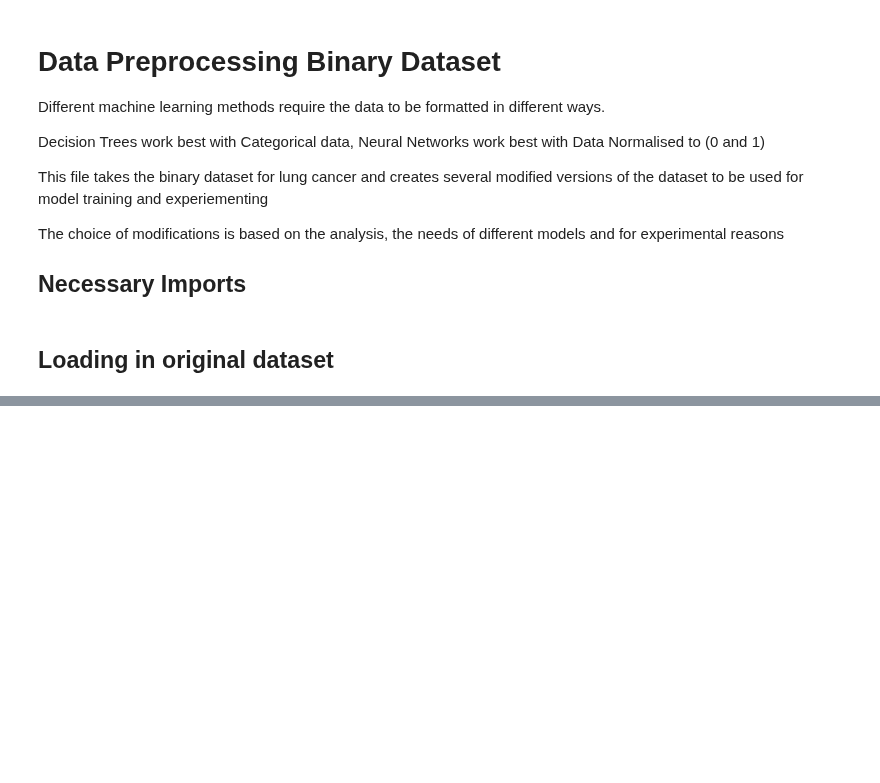
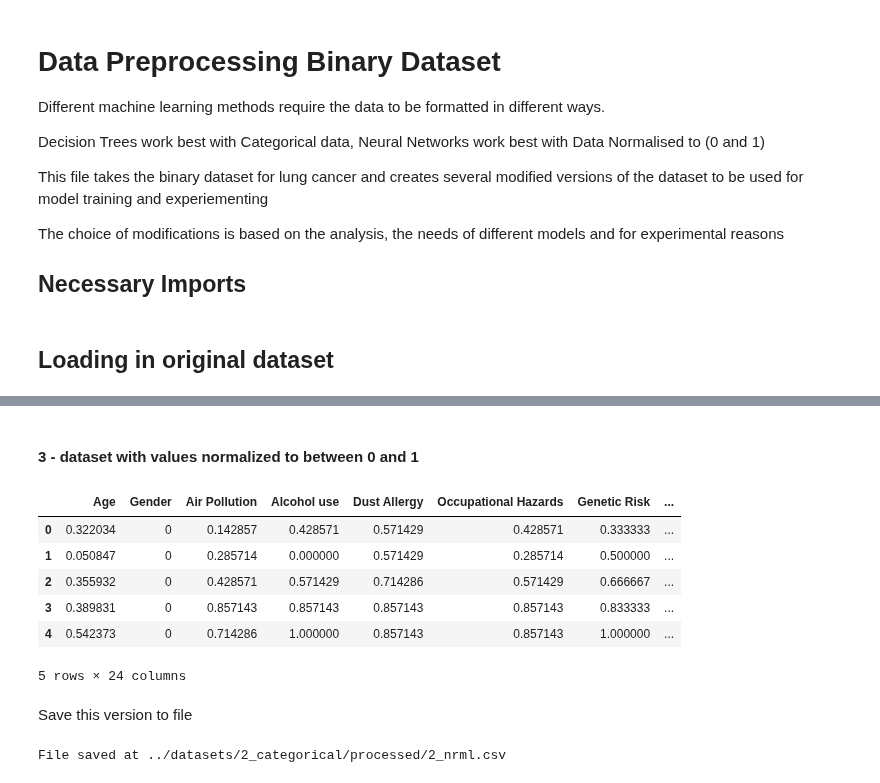
Before and after one commit to machine-learning-hwu-project/Dubai_UG_11, a Jupyter notebook: data-preprocessing/Data_Preprocessing_Categorical.ipynb, the cells around one changed output, grey strips where cells are left out. Cells and saved outputs as stored; diff of their text form; code cells hidden in the pictures; blank space fills up the shorter version.

```diff
--- a/data-preprocessing/Data_Preprocessing_Categorical.ipynb
+++ b/data-preprocessing/Data_Preprocessing_Categorical.ipynb
@@ -50,0 +187,37 @@ lung_binary.head() #Display first five rows of the frame
+# %% [markdown]
+#### 3 - dataset with values normalized to between 0 and 1
+# %%
+# Create a copy of categorical_og to preserve the original data
+categorical_nrml = categorical_og.copy()
+
+# Initialize MinMaxScaler to scale features to a range of [0, 1]
+scaler = MinMaxScaler()
+
+# Fit and transform all columns
+categorical_nrml[:] = scaler.fit_transform(categorical_nrml)
+
+# Display the first few rows of the normalized dataset to confirm
+categorical_nrml.head()
+# %% [output]
+|  | Age | Gender | Air Pollution | Alcohol use | Dust Allergy | Occupational Hazards | Genetic Risk | ... |
+| 0 | 0.322034 | 0 | 0.142857 | 0.428571 | 0.571429 | 0.428571 | 0.333333 | ... |
+| 1 | 0.050847 | 0 | 0.285714 | 0.000000 | 0.571429 | 0.285714 | 0.500000 | ... |
+| 2 | 0.355932 | 0 | 0.428571 | 0.571429 | 0.714286 | 0.571429 | 0.666667 | ... |
+| 3 | 0.389831 | 0 | 0.857143 | 0.857143 | 0.857143 | 0.857143 | 0.833333 | ... |
+| 4 | 0.542373 | 0 | 0.714286 | 1.000000 | 0.857143 | 0.857143 | 1.000000 | ... |
+5 rows × 24 columns
+# %% [markdown]
+Save this version to file
+# %%
+# Specify file names (to be saved)
+nrml_file_path = os.path.join(SAVE_PATH, "2_nrml.csv")
+
+# Check if the file already exists
+if not os.path.exists(nrml_file_path):
+    # Save the DataFrame if it doesn't exist
+    categorical_nrml.to_csv(nrml_file_path, index=False)
+    print(f"File saved at {nrml_file_path}")
+else:
+    print(f"File already exists at {nrml_file_path}")
+# %% [output]
+File saved at ../datasets/2_categorical/processed/2_nrml.csv
```
Also changed, not shown: parts of 12 cells of this notebook, 10 other files.
